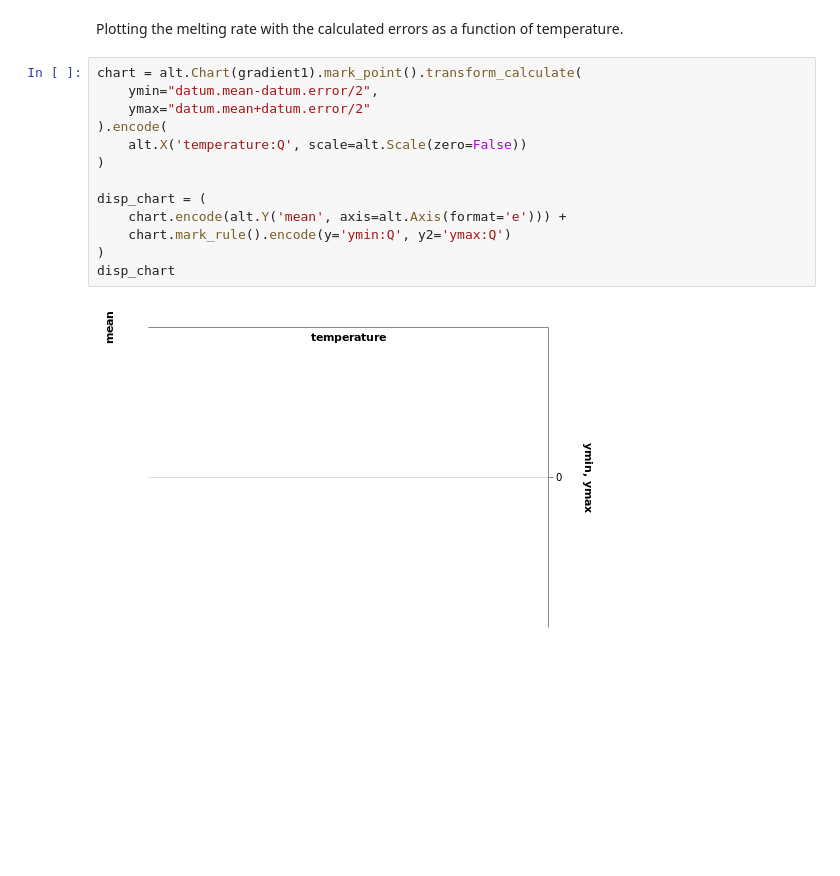
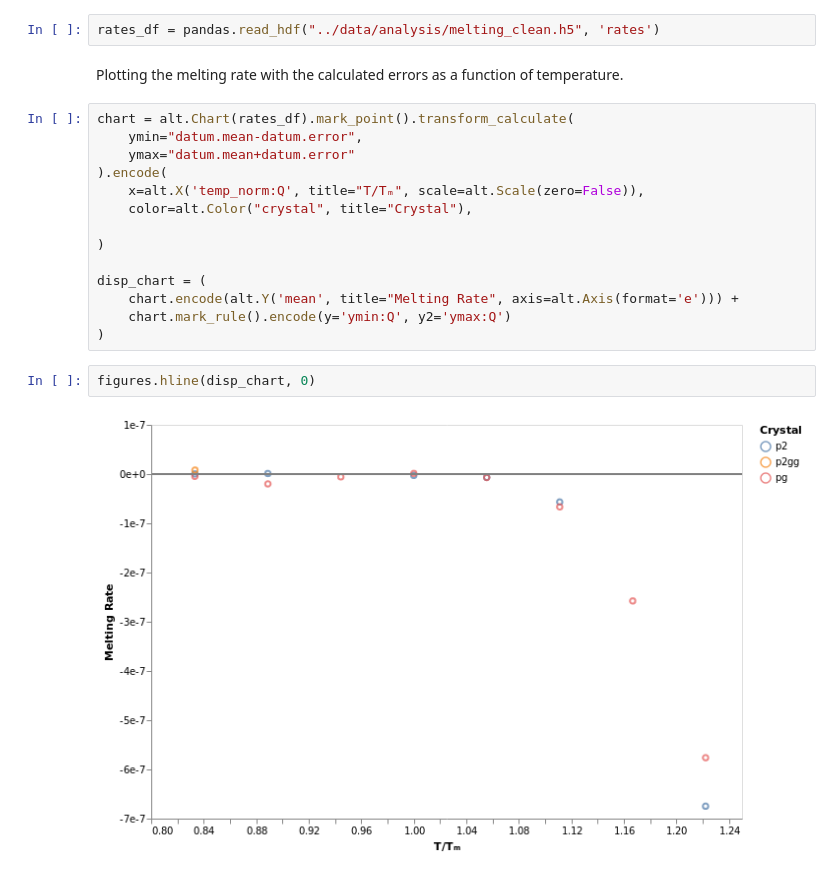
Before and after one commit to malramsay64/Crystal_Melting, a Jupyter notebook: notebooks/10_melting_rates.ipynb, the cells around one changed output. Drawn from its saved outputs; the diff is of its cells as text; blank space fills up the shorter version.

```diff
--- a/notebooks/10_melting_rates.ipynb
+++ b/notebooks/10_melting_rates.ipynb
@@ -92,17 +66,22 @@ gradient1.reset_index(inplace=True)
+# %%
+rates_df = pandas.read_hdf("../data/analysis/melting_clean.h5", 'rates')
 # %% [markdown]
 Plotting the melting rate with the calculated errors as a function of temperature.
 # %%
-chart = alt.Chart(gradient1).mark_point().transform_calculate(
-    ymin="datum.mean-datum.error/2",
-    ymax="datum.mean+datum.error/2"
+chart = alt.Chart(rates_df).mark_point().transform_calculate(
+    ymin="datum.mean-datum.error",
+    ymax="datum.mean+datum.error"
 ).encode(
-    alt.X('temperature:Q', scale=alt.Scale(zero=False))
+    x=alt.X('temp_norm:Q', title="T/Tₘ", scale=alt.Scale(zero=False)),
+    color=alt.Color("crystal", title="Crystal"),
+
 )
 
 disp_chart = (
-    chart.encode(alt.Y('mean', axis=alt.Axis(format='e'))) +
+    chart.encode(alt.Y('mean', title="Melting Rate", axis=alt.Axis(format='e'))) +
     chart.mark_rule().encode(y='ymin:Q', y2='ymax:Q')
 )
-disp_chart
-# %% [output]
-[figure, removed]
+# %%
+figures.hline(disp_chart, 0)
+# %% [output]
+[figure, added]
```
Also changed, not shown: parts of 6 cells of this notebook.
